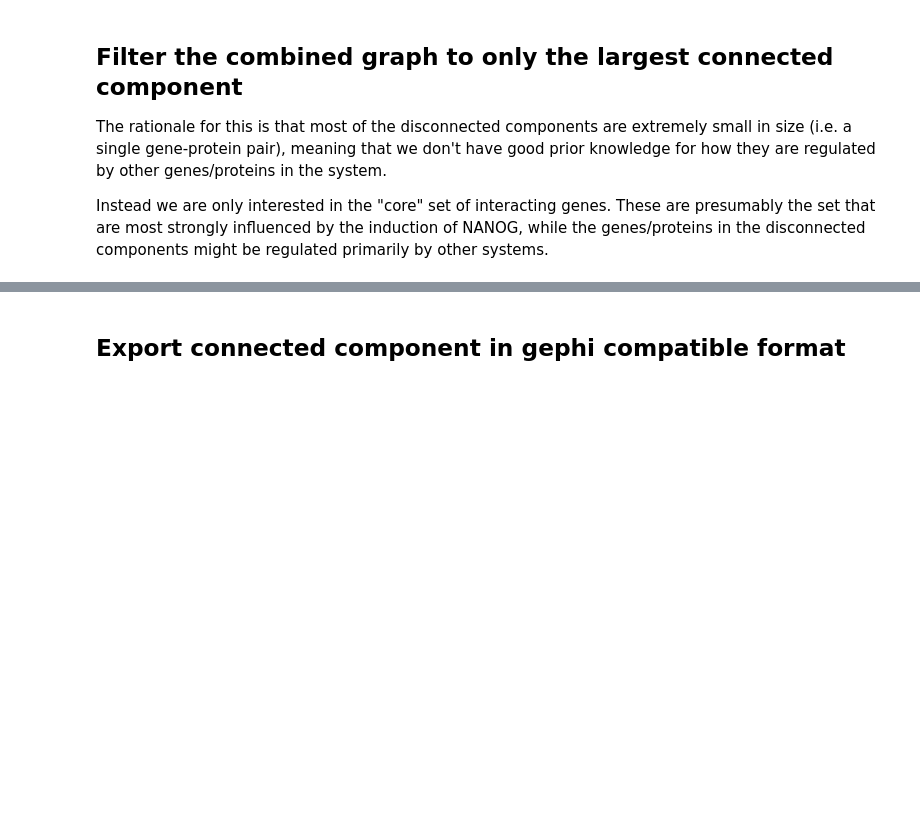
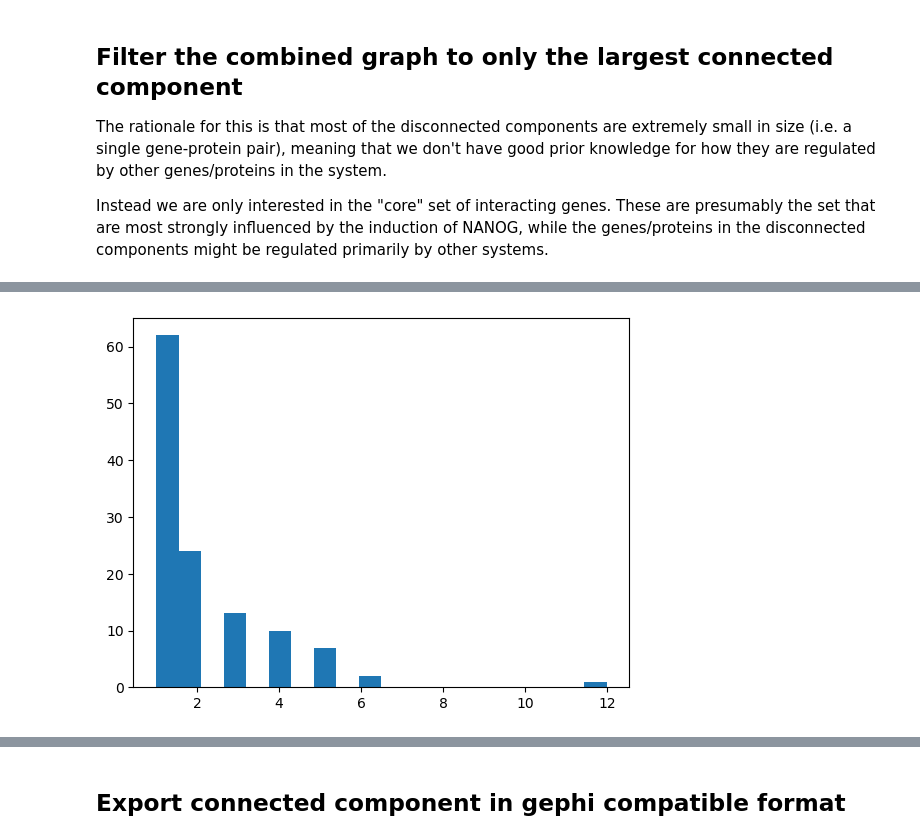
Before and after one commit to bglazer/cornelia_de_lange, a Jupyter notebook: code/generate_network.ipynb, the cells around one changed output, grey strips where cells are left out. Cells and saved outputs as stored; diff of their text form; code cells hidden in the pictures; blank space fills up the shorter version.

```diff
--- a/code/generate_network.ipynb
+++ b/code/generate_network.ipynb
@@ -300,0 +344,5 @@ for nanog_id in nanog_ids:
+# %%
+# out degree
+plt.hist(dict(filtered_graph.out_degree).values(), bins=20);
+# %% [output]
+[figure, added]
```
Also changed, not shown: parts of 71 cells of this notebook, 17 other files.
